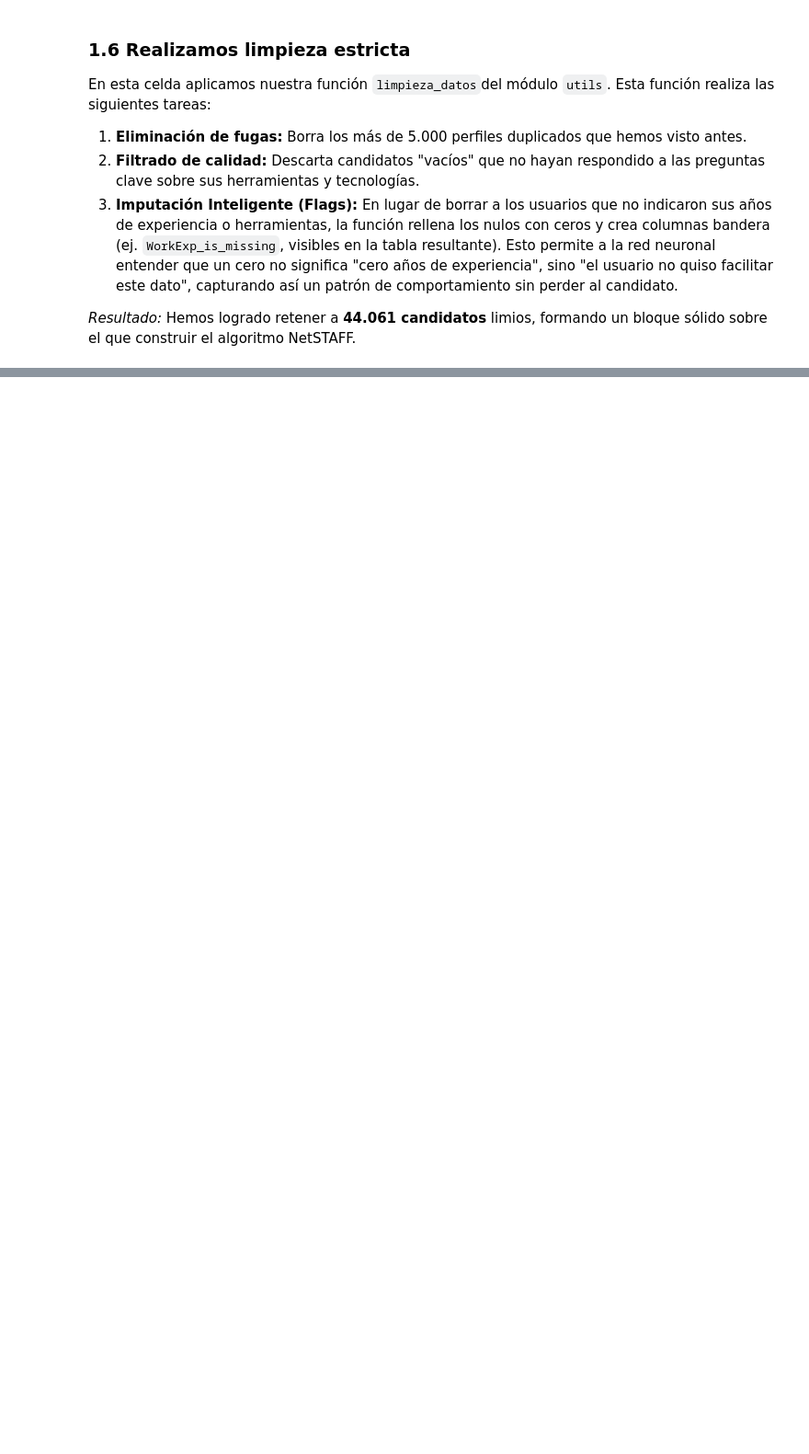
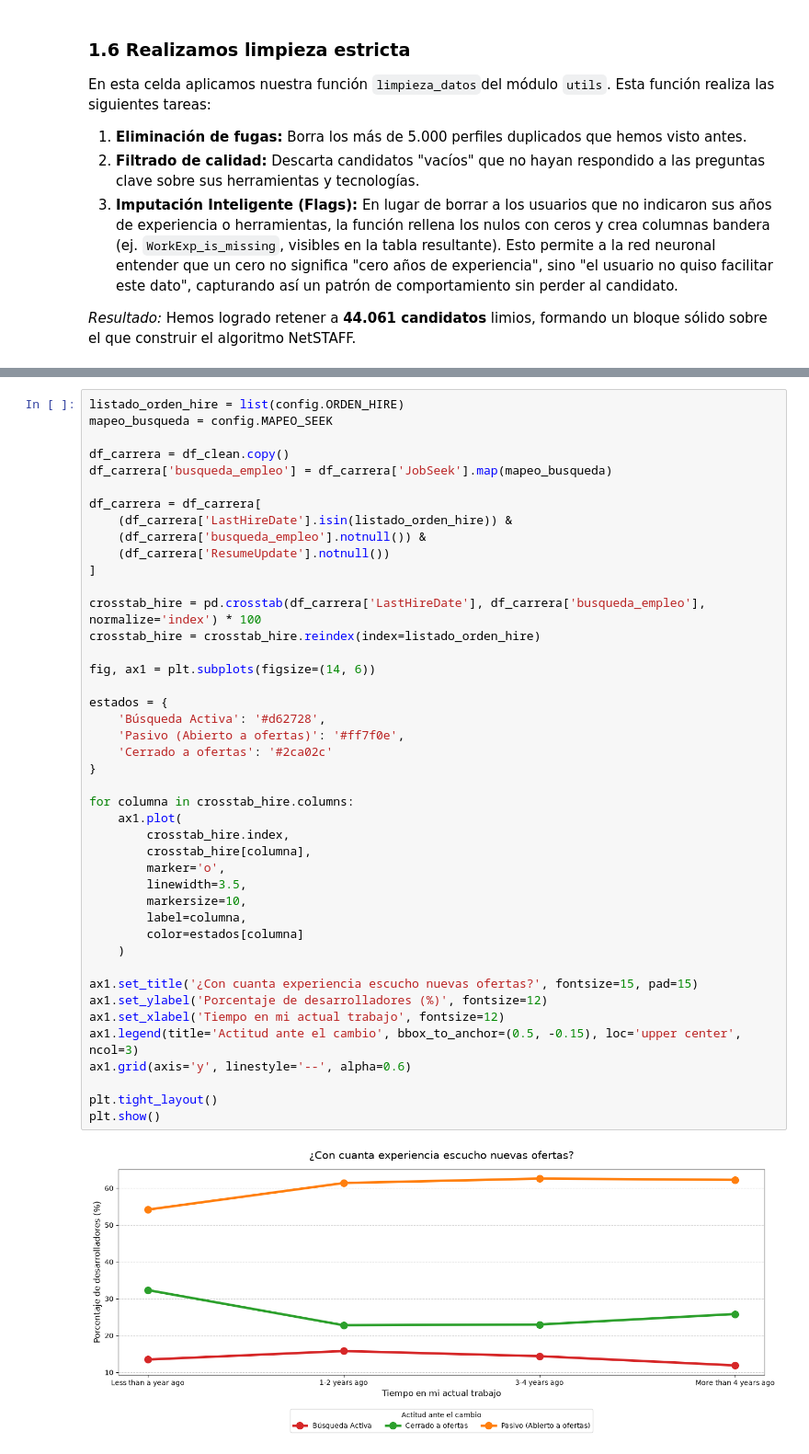
Before and after one commit to Miguel-Angel-SM-Camacho/tfm-miguel-angel, a Jupyter notebook: notebooks/SOFT SKILLS/01_EDA_Limpieza_SOFT_SKILLS.ipynb, the cells around one changed output, grey strips where cells are left out. Shown at 92% size. Drawn from its saved outputs; the diff is of its cells as text; blank space fills up the shorter version.

```diff
--- a/notebooks/SOFT SKILLS/01_EDA_Limpieza_SOFT_SKILLS.ipynb
+++ b/notebooks/SOFT SKILLS/01_EDA_Limpieza_SOFT_SKILLS.ipynb
@@ -179,0 +426,45 @@ display(df_clean.head(3))
+# %%
+listado_orden_hire = list(config.ORDEN_HIRE)
+mapeo_busqueda = config.MAPEO_SEEK
+
+df_carrera = df_clean.copy()
+df_carrera['busqueda_empleo'] = df_carrera['JobSeek'].map(mapeo_busqueda)
+
+df_carrera = df_carrera[
+    (df_carrera['LastHireDate'].isin(listado_orden_hire)) &
+    (df_carrera['busqueda_empleo'].notnull()) &
+    (df_carrera['ResumeUpdate'].notnull())
+]
+
+crosstab_hire = pd.crosstab(df_carrera['LastHireDate'], df_carrera['busqueda_empleo'], normalize='index') * 100
+crosstab_hire = crosstab_hire.reindex(index=listado_orden_hire)
+
+fig, ax1 = plt.subplots(figsize=(14, 6))
+
+estados = {
+    'Búsqueda Activa': '#d62728',
+    'Pasivo (Abierto a ofertas)': '#ff7f0e',
+    'Cerrado a ofertas': '#2ca02c'
+}
+
+for columna in crosstab_hire.columns:
+    ax1.plot(
+        crosstab_hire.index,
+        crosstab_hire[columna],
+        marker='o',
+        linewidth=3.5,
+        markersize=10,
+        label=columna,
+        color=estados[columna]
+    )
+
+ax1.set_title('¿Con cuanta experiencia escucho nuevas ofertas?', fontsize=15, pad=15)
+ax1.set_ylabel('Porcentaje de desarrolladores (%)', fontsize=12)
+ax1.set_xlabel('Tiempo en mi actual trabajo', fontsize=12)
+ax1.legend(title='Actitud ante el cambio', bbox_to_anchor=(0.5, -0.15), loc='upper center', ncol=3)
+ax1.grid(axis='y', linestyle='--', alpha=0.6)
+
+plt.tight_layout()
+plt.show()
+# %% [output]
+[figure, added]
```
Also changed, not shown: parts of 40 cells of this notebook, 2 other files.
